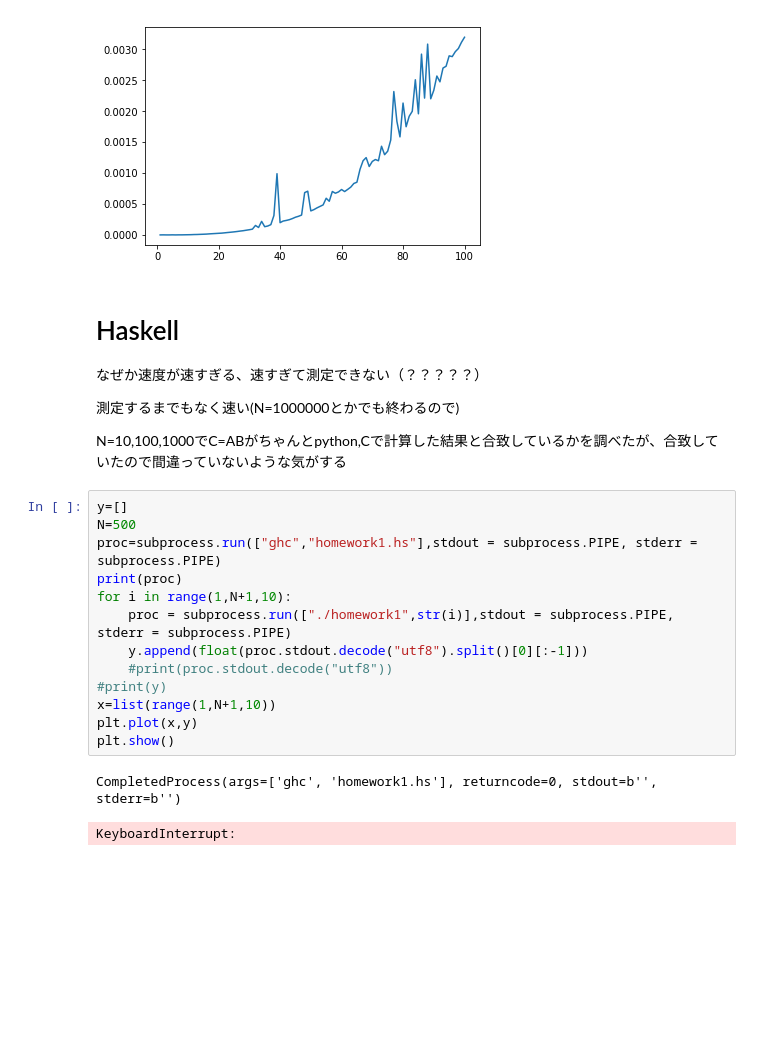
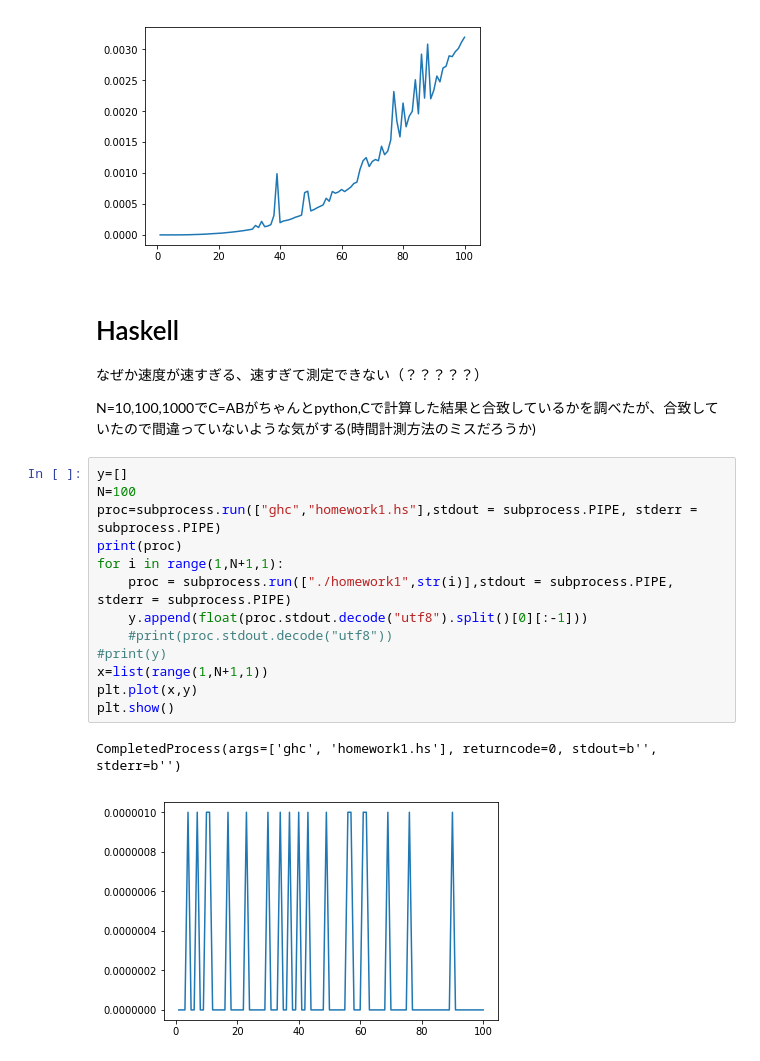
Before and after one commit to rayofhopejp/STEP2020, a Jupyter notebook: day02/homework1.ipynb, the cells around one changed output. Saved outputs shown, nothing was run; the diff lists cells and outputs as text; blank space fills up the shorter version.

```diff
--- a/day02/homework1.ipynb
+++ b/day02/homework1.ipynb
@@ -36,22 +36,20 @@ plt.show()
  # Haskell
  なぜか速度が速すぎる、速すぎて測定できない（？？？？？）
 
- 測定するまでもなく速い(N=1000000とかでも終わるので)
-
-N=10,100,1000でC=ABがちゃんとpython,Cで計算した結果と合致しているかを調べたが、合致していたので間違っていないような気がする
+N=10,100,1000でC=ABがちゃんとpython,Cで計算した結果と合致しているかを調べたが、合致していたので間違っていないような気がする(時間計測方法のミスだろうか)
 # %%
 y=[]
-N=500
+N=100
 proc=subprocess.run(["ghc","homework1.hs"],stdout = subprocess.PIPE, stderr = subprocess.PIPE)
 print(proc)
-for i in range(1,N+1,10):
+for i in range(1,N+1,1):
     proc = subprocess.run(["./homework1",str(i)],stdout = subprocess.PIPE, stderr = subprocess.PIPE)
     y.append(float(proc.stdout.decode("utf8").split()[0][:-1]))
     #print(proc.stdout.decode("utf8"))
 #print(y)
-x=list(range(1,N+1,10))
+x=list(range(1,N+1,1))
 plt.plot(x,y)
 plt.show()
 # %% [output]
 CompletedProcess(args=['ghc', 'homework1.hs'], returncode=0, stdout=b'', stderr=b'')
-KeyboardInterrupt:
+[figure, added]
```
Also changed, not shown: 1 other file.
